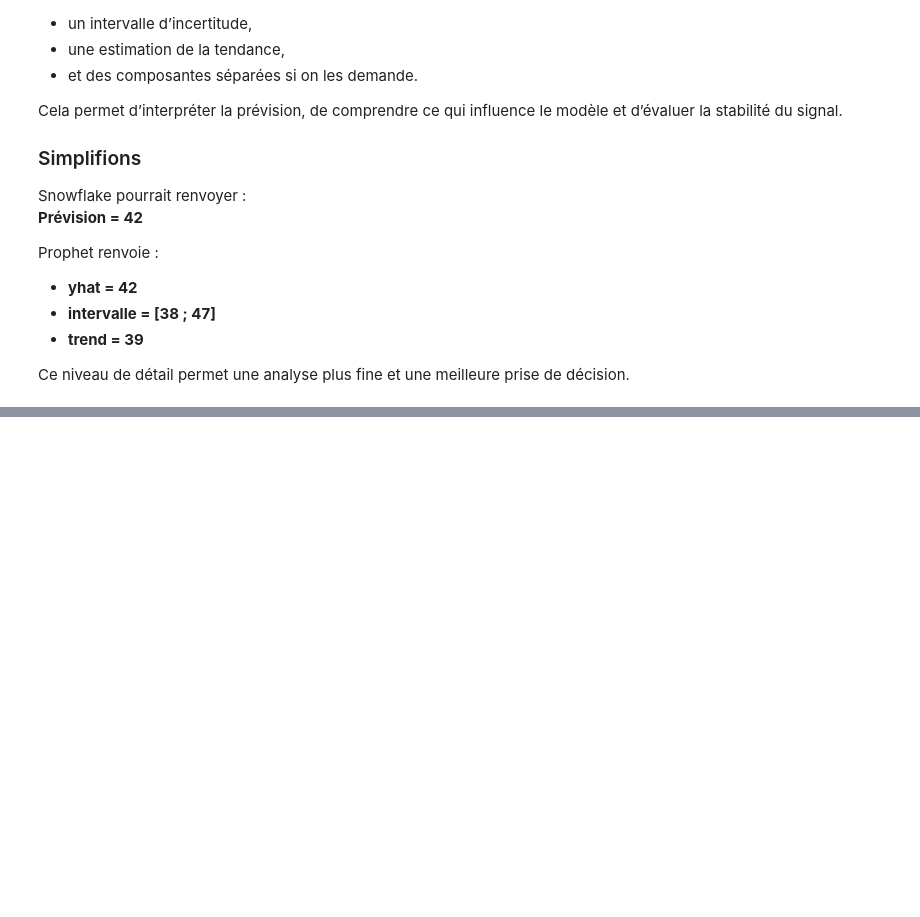
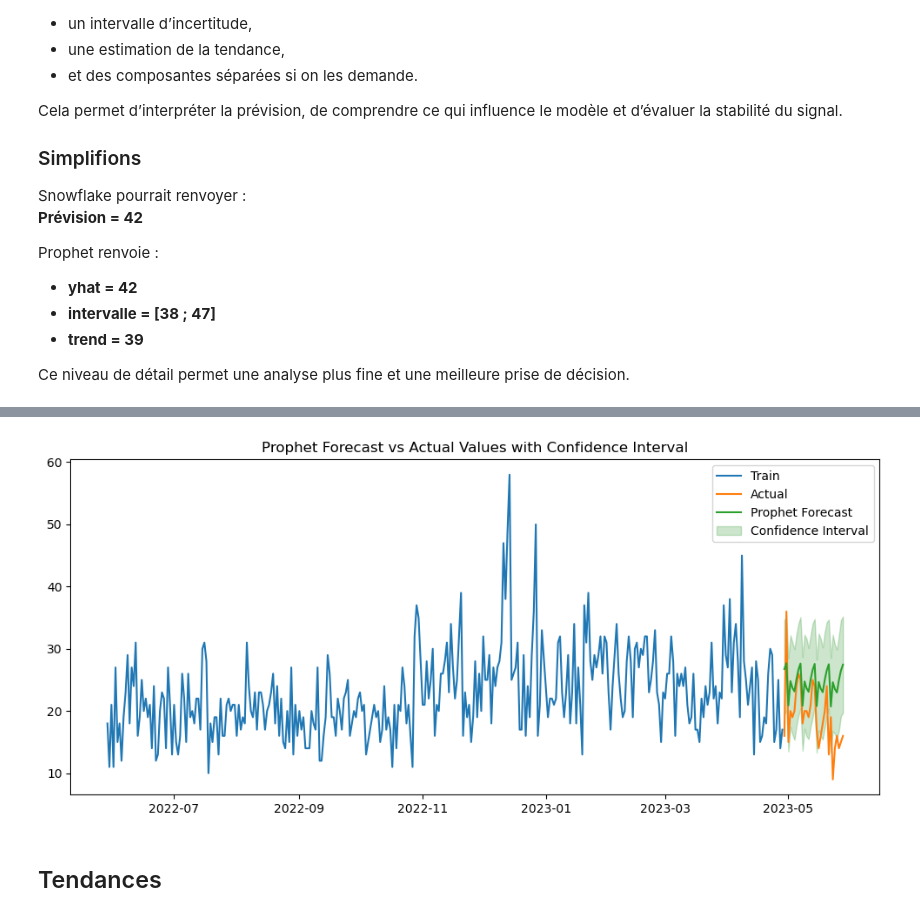
Before and after one commit to imeneamel/snowflake-ml-forecasting-anomaly-detection, a Jupyter notebook: notebooks/prophet_comparison.ipynb, the cells around one changed output, grey strips where cells are left out. Cells and saved outputs as stored; diff of their text form; code cells hidden in the pictures; blank space fills up the shorter version.

```diff
--- a/notebooks/prophet_comparison.ipynb
+++ b/notebooks/prophet_comparison.ipynb
@@ -251,0 +290,24 @@ Ce niveau de détail permet une analyse plus fine et une meilleure prise de déc
+# %%
+plt.figure(figsize=(12,5))
+
+plt.plot(train["ds"], train["y"], label="Train")
+plt.plot(test["ds"], test["y"], label="Actual")
+plt.plot(test["ds"], forecast["yhat"], label="Prophet Forecast")
+
+# Ajout des intervalles de confiance
+plt.fill_between(
+    test["ds"],
+    forecast["yhat_lower"],
+    forecast["yhat_upper"],
+    color="green",
+    alpha=0.2,
+    label="Confidence Interval"
+)
+
+plt.legend()
+plt.title("Prophet Forecast vs Actual Values with Confidence Interval")
+plt.show()
+# %% [output]
+[figure, added]
+# %% [markdown]
+## Tendances
```
Also changed, not shown: parts of 10 cells of this notebook, 6 other files.
